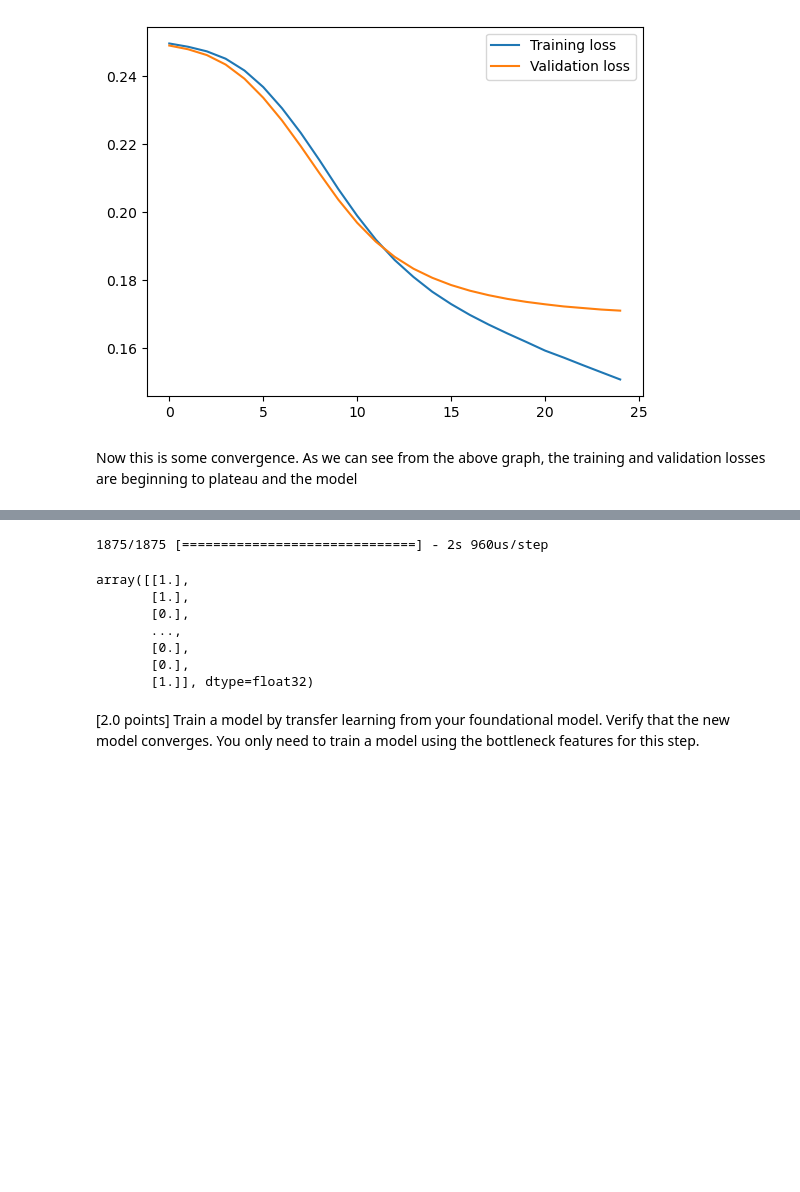
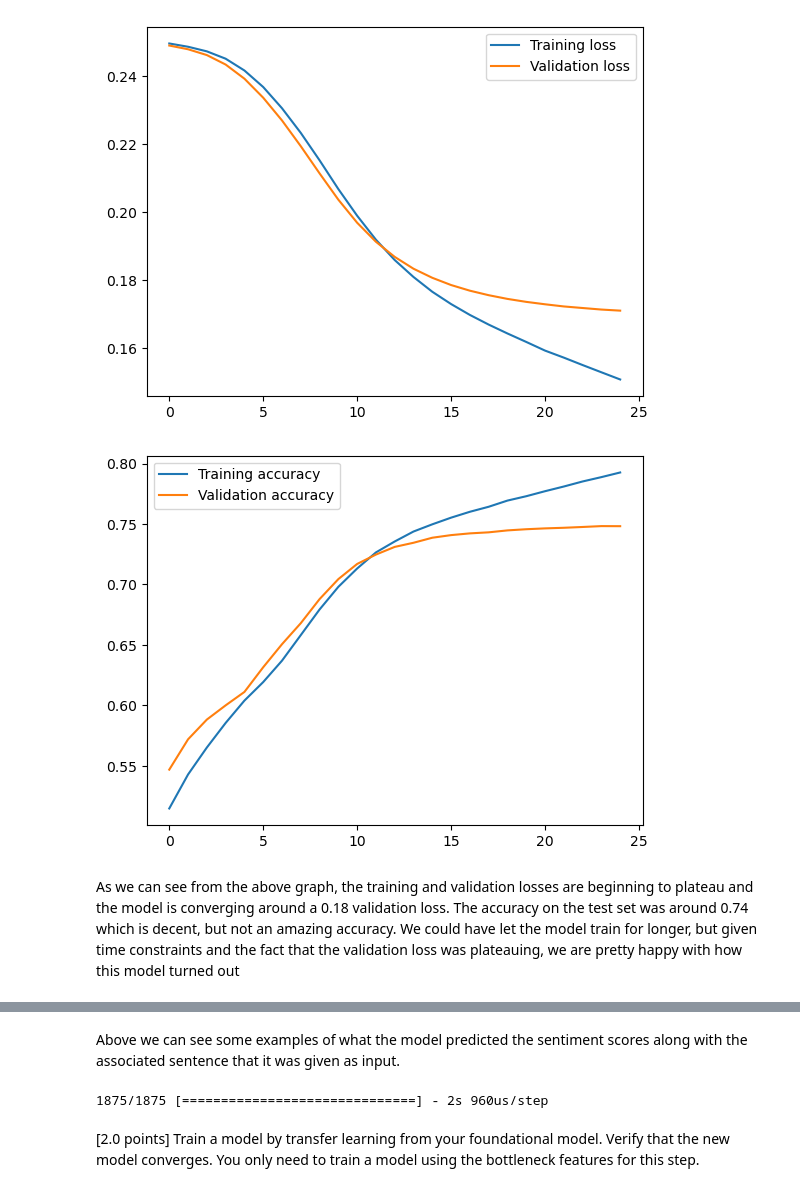
Before and after one commit to lattiric/ML_NN_Proj_02, a Jupyter notebook: final_notebook.ipynb, the cells around one changed output, grey strips where cells are left out. Drawn from its saved outputs; the diff is of its cells as text; code cells hidden in the pictures; blank space fills up the shorter version.

```diff
--- a/final_notebook.ipynb
+++ b/final_notebook.ipynb
@@ -196,8 +200,12 @@ Embedding weights shape: (198551, 300)
 plot_history(embed_hist.history,'loss') #Plot embedding loss as its training
 # %% [output]
 [figure]
-# %% [markdown]
-Now this is some convergence. As we can see from the above graph, the training and validation losses are beginning to plateau and the model
+# %%
+plot_history(embed_hist.history,'accuracy')
+# %% [output]
+[figure, added]
+# %% [markdown]
+As we can see from the above graph, the training and validation losses are beginning to plateau and the model is converging around a 0.18 validation loss. The accuracy on the test set was around 0.74 which is decent, but not an amazing accuracy. We could have let the model train for longer, but given time constraints and the fact that the validation loss was plateauing, we are pretty happy with how this model turned out
 # %%
 sample_preds = model(X_test[0:15])
 for pred,txt in zip(sample_preds,test_data[0:15]):
@@ -218,4 +226,6 @@ Prediction: 0.22897964715957642 | Text: had a shitty day at work...can tomorrow
 Prediction: 0.5775737762451172 | Text: cont~d - while other laptops continue with Local and Internet Access....  annoying.
 Prediction: 0.24872101843357086 | Text: @Rugabu DON'T SPOIL IT!! D:&lt;
 Prediction: 0.17187371850013733 | Text: @FunTimeFrankieG Matt Willis never replies to me  it feels like it did when Busted split n I thought I'd never get a chance to see him now
+# %% [markdown]
+Above we can see some examples of what the model predicted the sentiment scores along with the associated sentence that it was given as input.
 # %%
@@ -223,14 +233,4 @@ y_hat_from_scratch = np.round(model.predict(X_test))
 # %% [output]
 1875/1875 [==============================] - 2s 960us/step
-# %%
-y_hat_from_scratch
-# %% [output]
-array([[1.],
-       [1.],
-       [0.],
-       ...,
-       [0.],
-       [0.],
-       [1.]], dtype=float32)
 # %% [markdown]
 [2.0 points] Train a model by transfer learning from your foundational model. Verify that the new model converges. You only need to train a model using the bottleneck features for this step.
```
Also changed, not shown: parts of 11 cells of this notebook.
